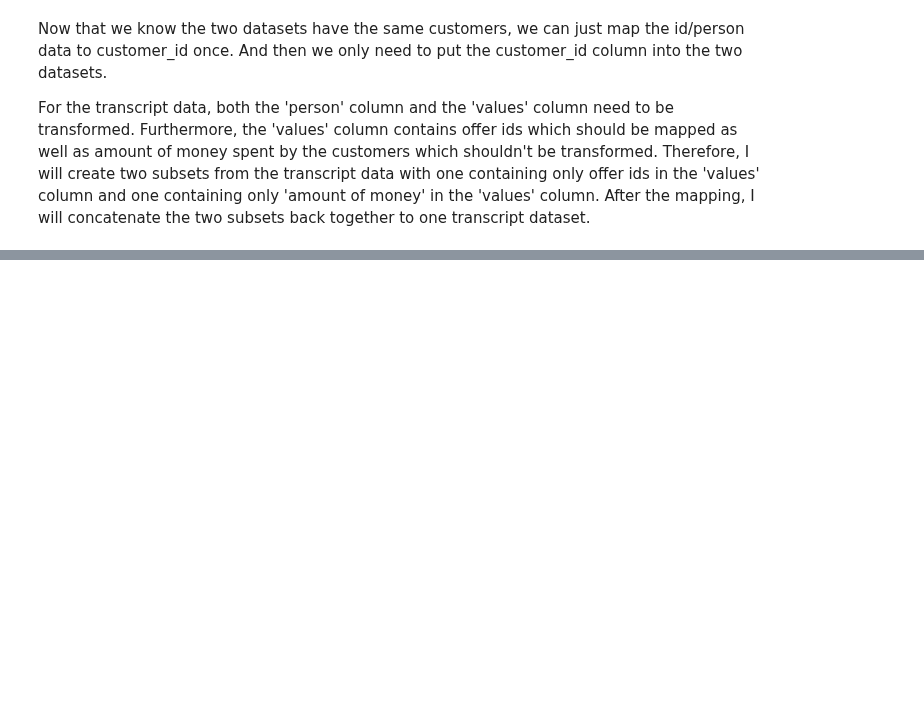
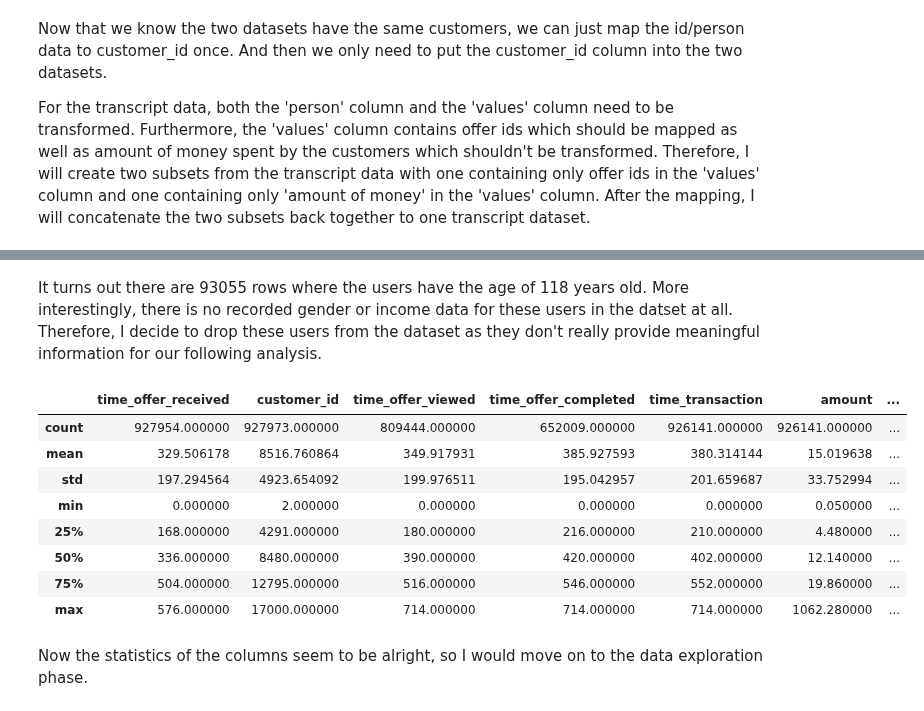
Before and after one commit to Kilie/starbucks, a Jupyter notebook: Starbucks_Capstone_notebook.ipynb, the cells around one changed output, grey strips where cells are left out. Cells and saved outputs as stored; diff of their text form; code cells hidden in the pictures; blank space fills up the shorter version.

```diff
--- a/Starbucks_Capstone_notebook.ipynb
+++ b/Starbucks_Capstone_notebook.ipynb
@@ -524,0 +485,20 @@ profile.shape, transcript.shape
+# %% [markdown]
+It turns out there are 93055 rows where the users have the age of 118 years old. More interestingly, there is no recorded gender or income data for these users in the datset at all. Therefore, I decide to drop these users from the dataset as they don't really provide meaningful information for our following analysis.
+# %%
+# Update the df to exclude the above-discussed 118 years old customers
+df = df[df['age'] < 118]
+
+# Take another look at the new df file
+df.describe()
+# %% [output]
+|  | time_offer_received | customer_id | time_offer_viewed | time_offer_completed | time_transaction | amount | ... |
+| count | 927954.000000 | 927973.000000 | 809444.000000 | 652009.000000 | 926141.000000 | 926141.000000 | ... |
+| mean | 329.506178 | 8516.760864 | 349.917931 | 385.927593 | 380.314144 | 15.019638 | ... |
+| std | 197.294564 | 4923.654092 | 199.976511 | 195.042957 | 201.659687 | 33.752994 | ... |
+| min | 0.000000 | 2.000000 | 0.000000 | 0.000000 | 0.000000 | 0.050000 | ... |
+| 25% | 168.000000 | 4291.000000 | 180.000000 | 216.000000 | 210.000000 | 4.480000 | ... |
+| 50% | 336.000000 | 8480.000000 | 390.000000 | 420.000000 | 402.000000 | 12.140000 | ... |
+| 75% | 504.000000 | 12795.000000 | 516.000000 | 546.000000 | 552.000000 | 19.860000 | ... |
+| max | 576.000000 | 17000.000000 | 714.000000 | 714.000000 | 714.000000 | 1062.280000 | ... |
+# %% [markdown]
+Now the statistics of the columns seem to be alright, so I would move on to the data exploration phase.
```
Also changed, not shown: parts of 35 cells of this notebook.
